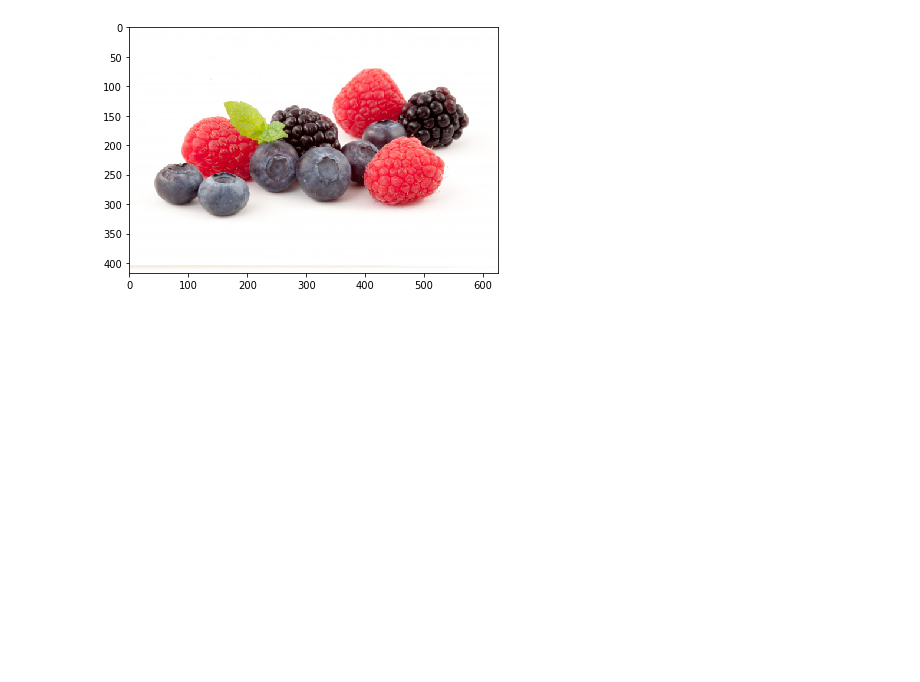
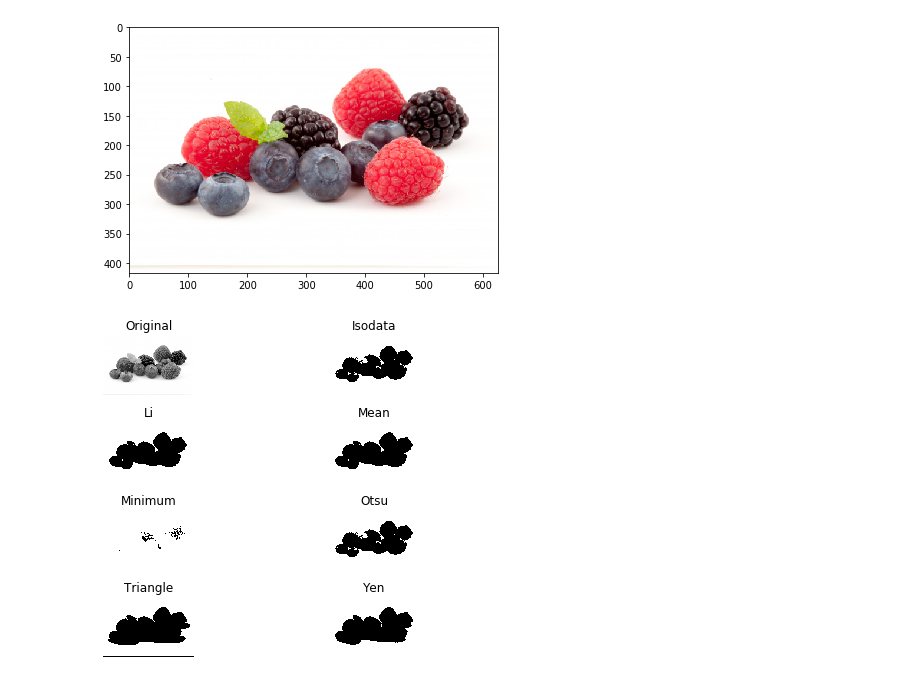
Before and after one commit to juansantateresa/Image_Processing, a Jupyter notebook: Trying other threshold methods.ipynb, the cells around one changed output. Cells and saved outputs as stored; diff of their text form; code cells hidden in the pictures; blank space fills up the shorter version.

Commit message:
All threshold

```diff
--- a/Trying other threshold methods.ipynb
+++ b/Trying other threshold methods.ipynb
@@ -11,3 +12,9 @@ io.imshow(fruits_image)
 # %% [output]
 <matplotlib.image.AxesImage at 0x...>
 [figure]
+# %%
+fruits_image_gray = rgb2gray(fruits_image)
+# %%
+fig, ax = try_all_threshold(fruits_image_gray, verbose = False)
+# %% [output]
+[figure, added]
```
Also changed, not shown: parts of 1 cell of this notebook.
